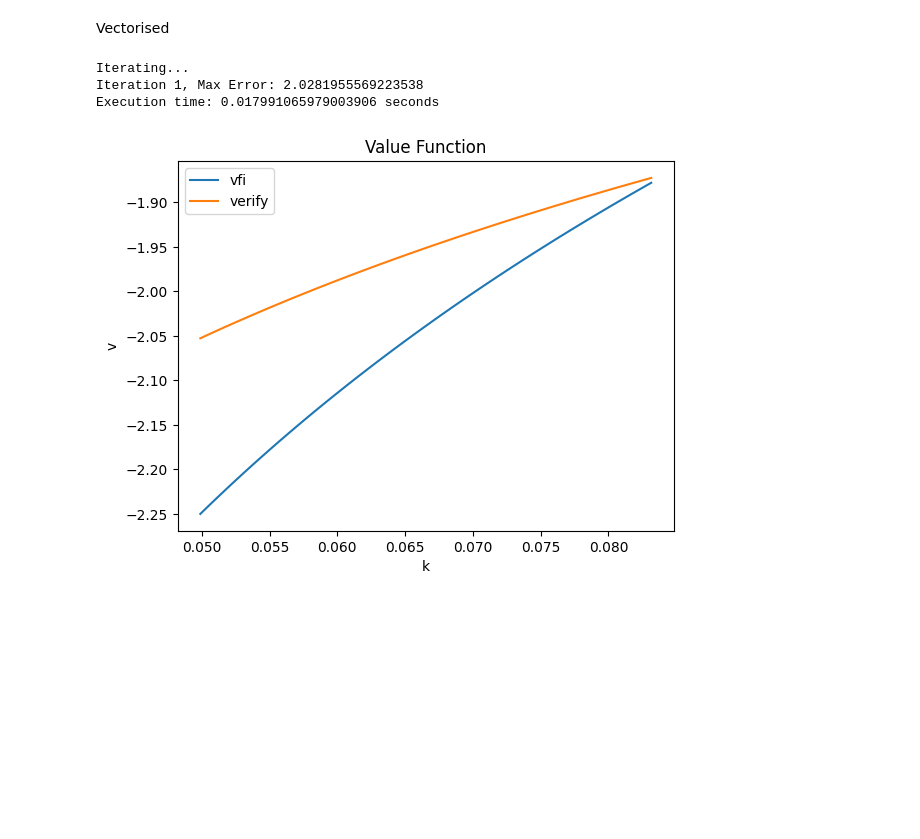
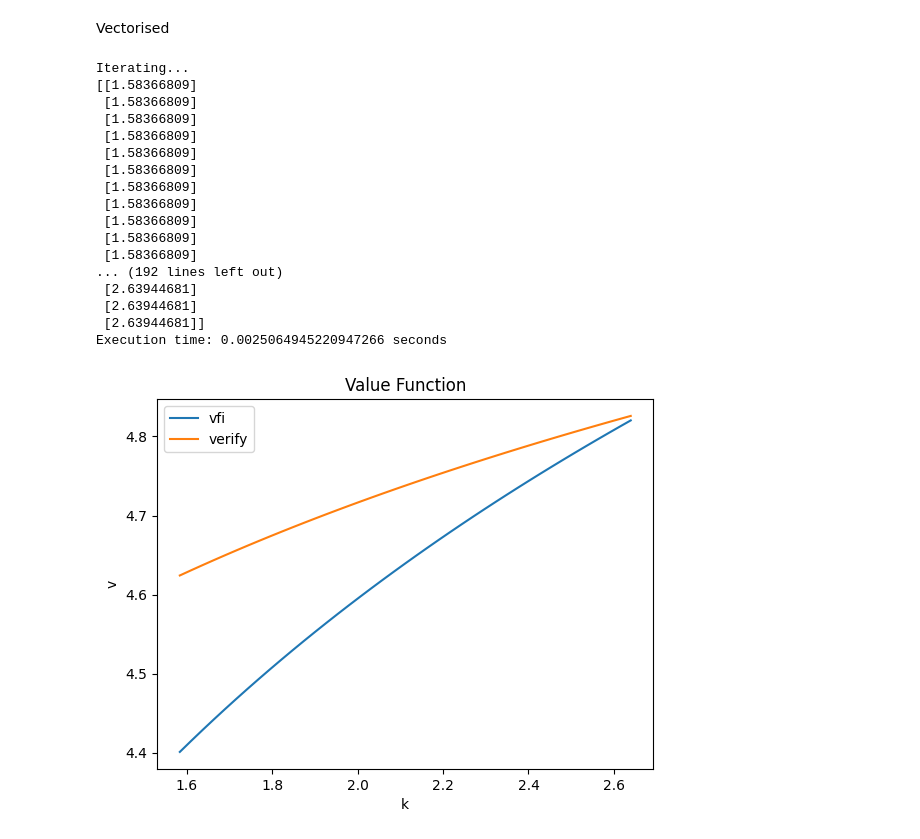
Before and after one commit to sgcbayli024/ECON8185_Homework, a Jupyter notebook: HW1_3_NEW_VERSION.ipynb, the cells around one changed output. Drawn from its saved outputs; the diff is of its cells as text; code cells hidden in the pictures; blank space fills up the shorter version.

```diff
--- a/HW1_3_NEW_VERSION.ipynb
+++ b/HW1_3_NEW_VERSION.ipynb
@@ -550,9 +536,11 @@ def Tv_vec_how(delt, max_iteration, grid_size, A, alph, bet, toler, max_howard):
 
     error=toler+1
 
-    c = A * (k ** (alph)) + ( 1 - delt ) * k - k.T
+    # c = A * (k ** (alph)) + ( 1 - delt ) * k - k.T
 
     while (toler < error) and (iter < max_iteration):
+
+        c = A * (k ** (alph)) + ( 1 - delt ) * k - k.T
 
         v_temp = np.where(c > 0, u(c) + bet * v.T, -np.inf)
 
@@ -562,13 +550,19 @@ def Tv_vec_how(delt, max_iteration, grid_size, A, alph, bet, toler, max_howard):
 
         policy=k[policy_idx]
 
+        print(policy)
+
         c_howard = A * (k ** alph) + (1-delt) * k - policy
 
         for _ in range(max_howard):
 
+            # c_howard = A * (k ** alph) + (1-delt) * k - policy
+
             v_temp_howard = np.where(c_howard>0, u(c_howard) + bet * v1, -np.inf)
 
-            v1 = v_temp_howard.copy()
+            v1 = np.max(v_temp_howard, axis=1)[:, np.newaxis]
+
+            # v1 = v_temp_howard.copy()
 
         distance = np.abs(v1-v)
 
@@ -615,9 +609,23 @@ def Tv_vec_how(delt, max_iteration, grid_size, A, alph, bet, toler, max_howard):
 
     return v, policy
 # %%
-vec_how_v, vec_how_pol = Tv_vec_how(delt=1, max_iteration=2000000, grid_size=101, A=1, alph=0.3, bet=0.5, toler=1e-6, max_howard=5)
+vec_how_v, vec_how_pol = Tv_vec_how(delt=1, max_iteration=2000000, grid_size=41, A=10, alph=0.33, bet=0.5, toler=1e-6, max_howard=5)
 # %% [output]
 Iterating...
-Iteration 1, Max Error: 2.0281955569223538
-Execution time: 0.017991065979003906 seconds
+[[1.58366809]
+ [1.58366809]
+ [1.58366809]
+ [1.58366809]
+ [1.58366809]
+ [1.58366809]
+ [1.58366809]
+ [1.58366809]
+ [1.58366809]
+ [1.58366809]
+ [1.58366809]
+... (192 lines left out)
+ [2.63944681]
+ [2.63944681]
+ [2.63944681]]
+Execution time: 0.0025064945220947266 seconds
-[figure, old version]
+[figure, new version]
```
Also changed, not shown: parts of 9 cells of this notebook.
